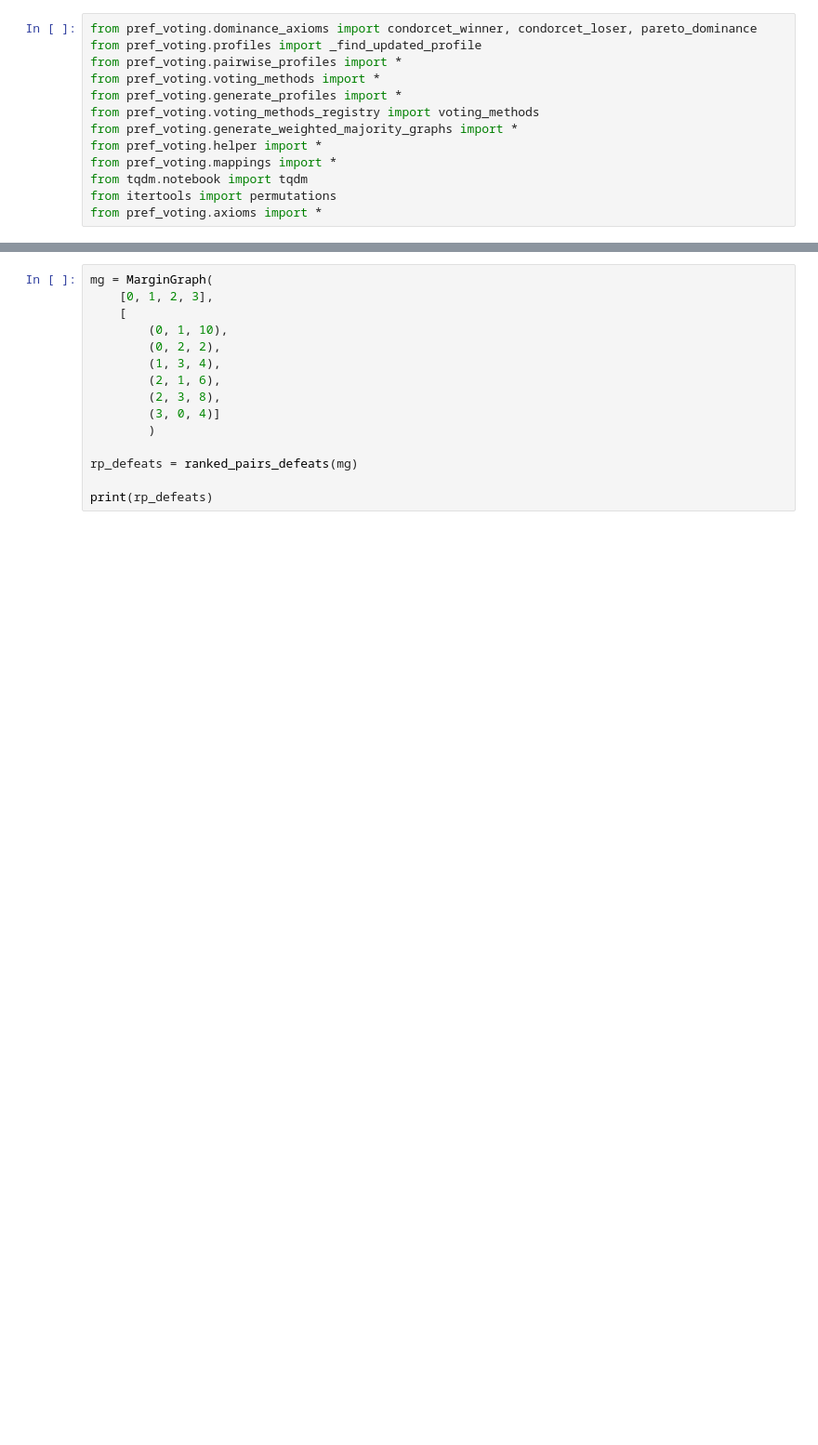
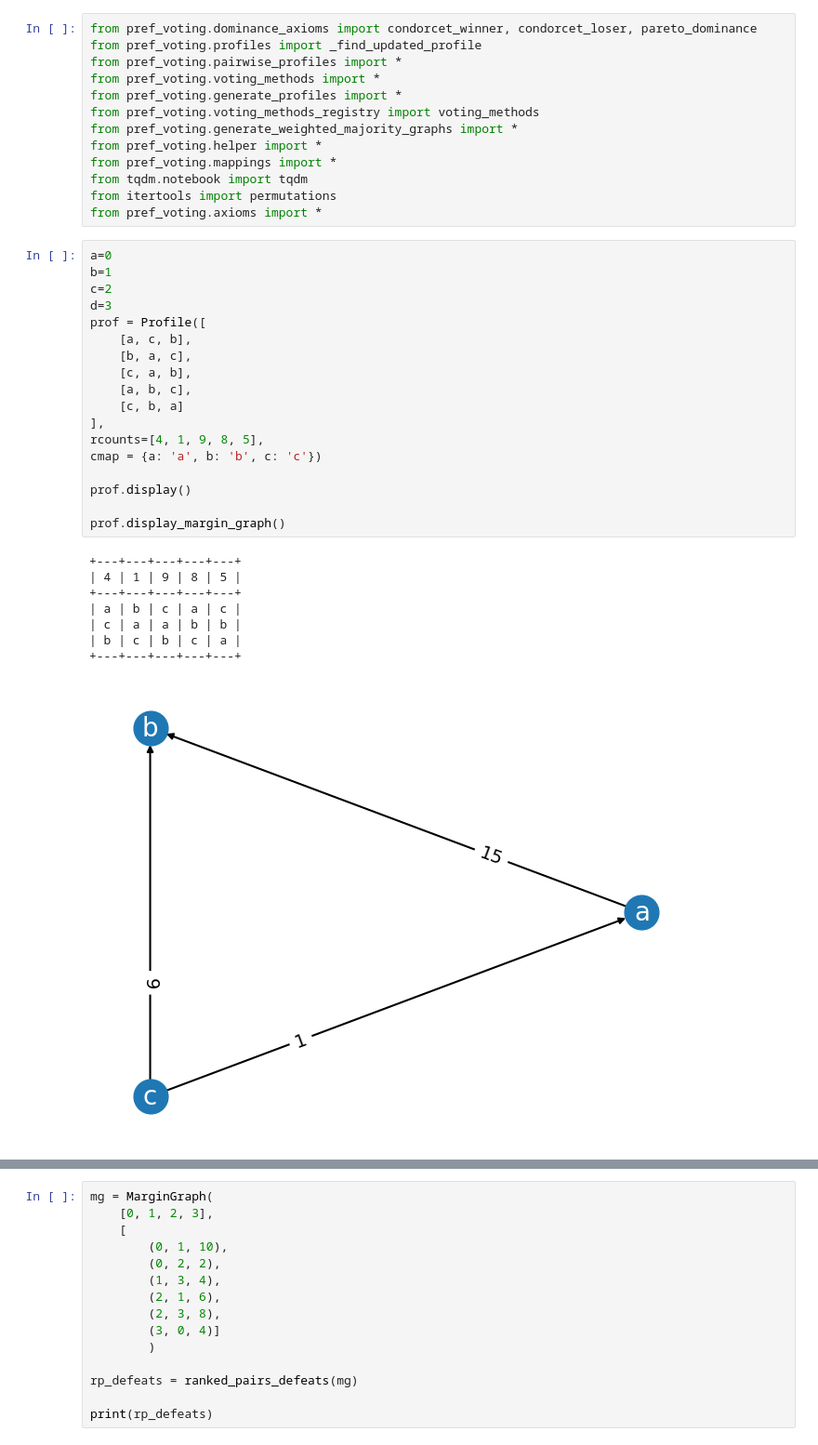
Before and after one commit to voting-tools/pref_voting, a Jupyter notebook: pref_voting_testing.ipynb, the cells around one changed output, grey strips where cells are left out. Shown: that part at 93% size. Drawn from its saved outputs; the diff is of its cells as text; blank space fills up the shorter version.

```diff
--- a/pref_voting_testing.ipynb
+++ b/pref_voting_testing.ipynb
@@ -11,3 +11,30 @@ from pref_voting.mappings import *
 from tqdm.notebook import tqdm
 from itertools import permutations
 from pref_voting.axioms import *
+# %%
+a=0
+b=1
+c=2
+d=3
+prof = Profile([
+    [a, c, b],
+    [b, a, c],
+    [c, a, b],
+    [a, b, c],
+    [c, b, a]
+],
+rcounts=[4, 1, 9, 8, 5],
+cmap = {a: 'a', b: 'b', c: 'c'})
+
+prof.display()
+
+prof.display_margin_graph()
+# %% [output]
++---+---+---+---+---+
+| 4 | 1 | 9 | 8 | 5 |
++---+---+---+---+---+
+| a | b | c | a | c |
+| c | a | a | b | b |
+| b | c | b | c | a |
++---+---+---+---+---+
+[figure, added]
```
Also changed, not shown: parts of 1 cell of this notebook, 4 other files.
